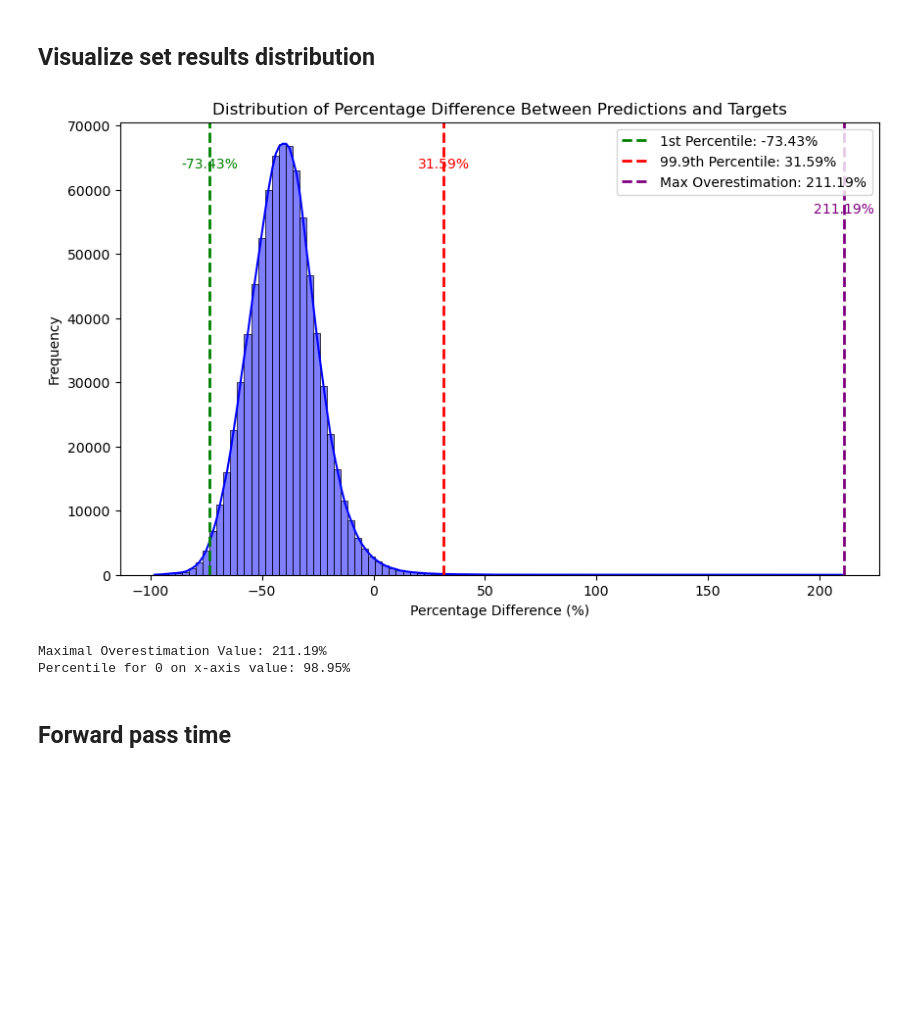
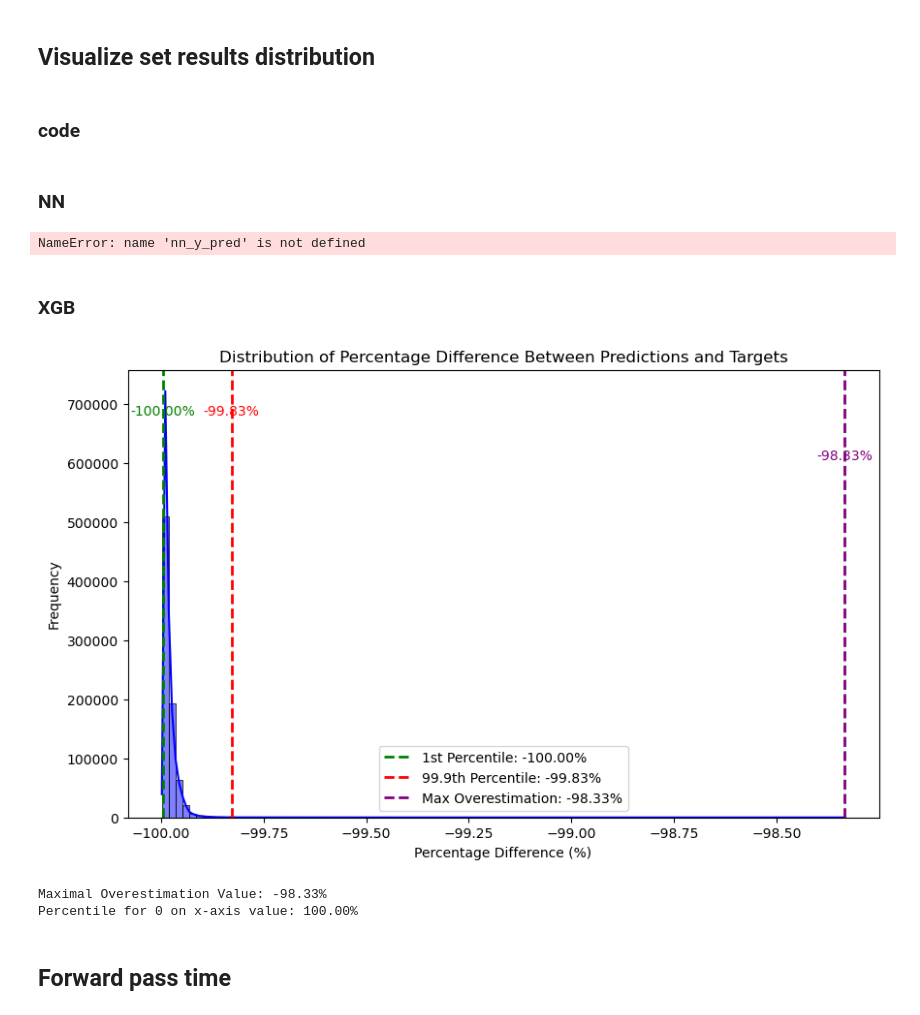
Before and after one commit to DawidJedraszczyk/e-Bimba, a Jupyter notebook: deep_learning/DL_pipeline.ipynb, the cells around one changed output. Drawn from its saved outputs; the diff is of its cells as text; code cells hidden in the pictures; blank space fills up the shorter version.

```diff
--- a/deep_learning/DL_pipeline.ipynb
+++ b/deep_learning/DL_pipeline.ipynb
@@ -293,37 +369,51 @@ Mean Absolute Percentage Error (MAPE): 0.40%
 # %% [markdown]
 ## Visualize set results distribution
+# %% [markdown]
+### code
 # %%
-percentage_difference = ((y_pred - y_test) / y_test) * 100
+def plot_results_distribution(y_pred):
+    percentage_difference = ((y_pred - y_test) / y_test) * 100
+    #percentage_difference = y_pred - y_test
 
-percentile_1 = np.percentile(percentage_difference, 1)
-percentile_99 = np.percentile(percentage_difference, 99.9)
-max_overestimation = np.max(percentage_difference)
-percentile_of_0 = percentileofscore(percentage_difference, 0)
+    percentile_1 = np.percentile(percentage_difference, 1)
+    percentile_99 = np.percentile(percentage_difference, 99.9)
+    max_overestimation = np.max(percentage_difference)
+    percentile_of_0 = percentileofscore(percentage_difference, 0)
 
-plt.figure(figsize=(10, 6))
-sns.histplot(percentage_difference, kde=True, bins=100, color='blue')
+    plt.figure(figsize=(10, 6))
+    sns.histplot(percentage_difference, kde=True, bins=100, color='blue')
 
-plt.axvline(percentile_1, color='green', linestyle='--', linewidth=2, label=f'1st Percentile: {percentile_1:.2f}%')
-plt.axvline(percentile_99, color='red', linestyle='--', linewidth=2, label=f'99.9th Percentile: {percentile_99:.2f}%')
+    plt.axvline(percentile_1, color='green', linestyle='--', linewidth=2, label=f'1st Percentile: {percentile_1:.2f}%')
+    plt.axvline(percentile_99, color='red', linestyle='--', linewidth=2, label=f'99.9th Percentile: {percentile_99:.2f}%')
 
-plt.text(percentile_1, plt.ylim()[1] * 0.9, f'{percentile_1:.2f}%', color='green', ha='center')
-plt.text(percentile_99, plt.ylim()[1] * 0.9, f'{percentile_99:.2f}%', color='red', ha='center')
+    plt.text(percentile_1, plt.ylim()[1] * 0.9, f'{percentile_1:.2f}%', color='green', ha='center')
+    plt.text(percentile_99, plt.ylim()[1] * 0.9, f'{percentile_99:.2f}%', color='red', ha='center')
 
-plt.axvline(max_overestimation, color='purple', linestyle='--', linewidth=2, label=f'Max Overestimation: {max_overestimation:.2f}%')
-plt.text(max_overestimation, plt.ylim()[1] * 0.8, f'{max_overestimation:.2f}%', color='purple', ha='center')
+    plt.axvline(max_overestimation, color='purple', linestyle='--', linewidth=2, label=f'Max Overestimation: {max_overestimation:.2f}%')
+    plt.text(max_overestimation, plt.ylim()[1] * 0.8, f'{max_overestimation:.2f}%', color='purple', ha='center')
 
-plt.xlabel('Percentage Difference (%)')
-plt.ylabel('Frequency')
-plt.title('Distribution of Percentage Difference Between Predictions and Targets')
-plt.legend()
-plt.show()
+    plt.xlabel('Percentage Difference (%)')
+    plt.ylabel('Frequency')
+    plt.title('Distribution of Percentage Difference Between Predictions and Targets')
+    plt.legend()
+    plt.show()
 
-print(f'Maximal Overestimation Value: {max_overestimation:.2f}%')
-print(f'Percentile for 0 on x-axis value: {percentile_of_0:.2f}%')
+    print(f'Maximal Overestimation Value: {max_overestimation:.2f}%')
+    print(f'Percentile for 0 on x-axis value: {percentile_of_0:.2f}%')
-# %% [output]
-[figure, removed]
-Maximal Overestimation Value: 211.19%
-Percentile for 0 on x-axis value: 98.95%
+# %% [markdown]
+### NN
+# %%
+plot_results_distribution(nn_y_pred)
+# %% [output]
+NameError: name 'nn_y_pred' is not defined
+# %% [markdown]
+### XGB
+# %%
+plot_results_distribution(xgb_y_pred)
+# %% [output]
+[figure, added]
+Maximal Overestimation Value: -98.33%
+Percentile for 0 on x-axis value: 100.00%
 # %% [markdown]
 ## Forward pass time
 # %%
```
Also changed, not shown: parts of 29 cells of this notebook.
